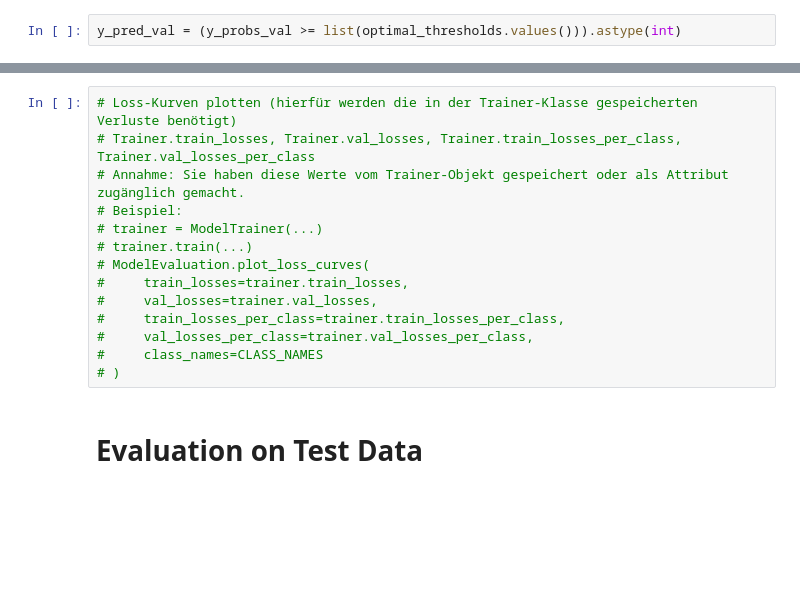
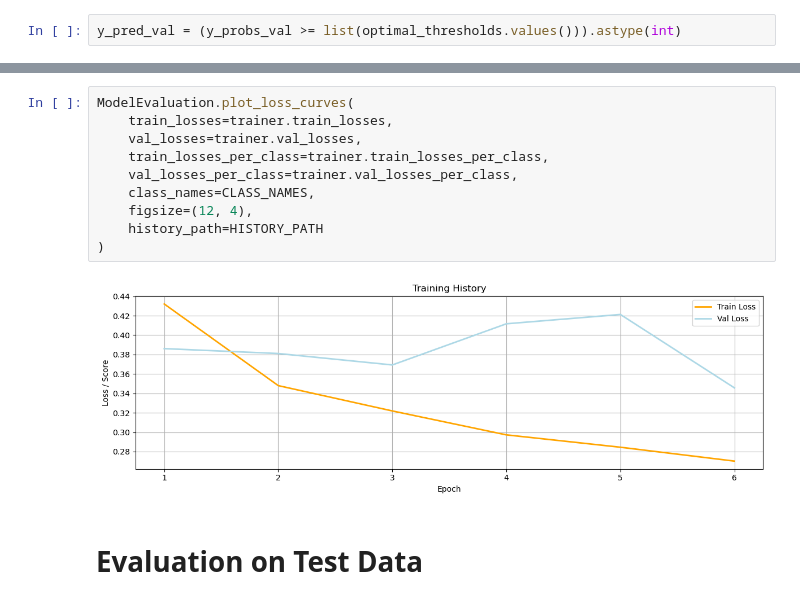
Before and after one commit to AliceKitchkin/ECG_xAI, a Jupyter notebook: notebooks/02_model_training.ipynb, the cells around one changed output, grey strips where cells are left out. Cells and saved outputs as stored; diff of their text form; blank space fills up the shorter version.

```diff
--- a/notebooks/02_model_training.ipynb
+++ b/notebooks/02_model_training.ipynb
@@ -259,17 +235,15 @@ ModelEvaluation.plot_confusion_matrix(y_true_val, y_pred_val, class_names=CLASS_
 # %%
-# Loss-Kurven plotten (hierfür werden die in der Trainer-Klasse gespeicherten Verluste benötigt)
-# Trainer.train_losses, Trainer.val_losses, Trainer.train_losses_per_class, Trainer.val_losses_per_class
-# Annahme: Sie haben diese Werte vom Trainer-Objekt gespeichert oder als Attribut zugänglich gemacht.
-# Beispiel:
-# trainer = ModelTrainer(...)
-# trainer.train(...)
-# ModelEvaluation.plot_loss_curves(
-#     train_losses=trainer.train_losses,
-#     val_losses=trainer.val_losses,
-#     train_losses_per_class=trainer.train_losses_per_class,
-#     val_losses_per_class=trainer.val_losses_per_class,
-#     class_names=CLASS_NAMES
-# )
+ModelEvaluation.plot_loss_curves(
+    train_losses=trainer.train_losses,
+    val_losses=trainer.val_losses,
+    train_losses_per_class=trainer.train_losses_per_class,
+    val_losses_per_class=trainer.val_losses_per_class,
+    class_names=CLASS_NAMES,
+    figsize=(12, 4),
+    history_path=HISTORY_PATH
+)
+# %% [output]
+[figure, added]
 # %% [markdown]
 # Evaluation on Test Data
 # %%
```
Also changed, not shown: parts of 14 cells of this notebook.
